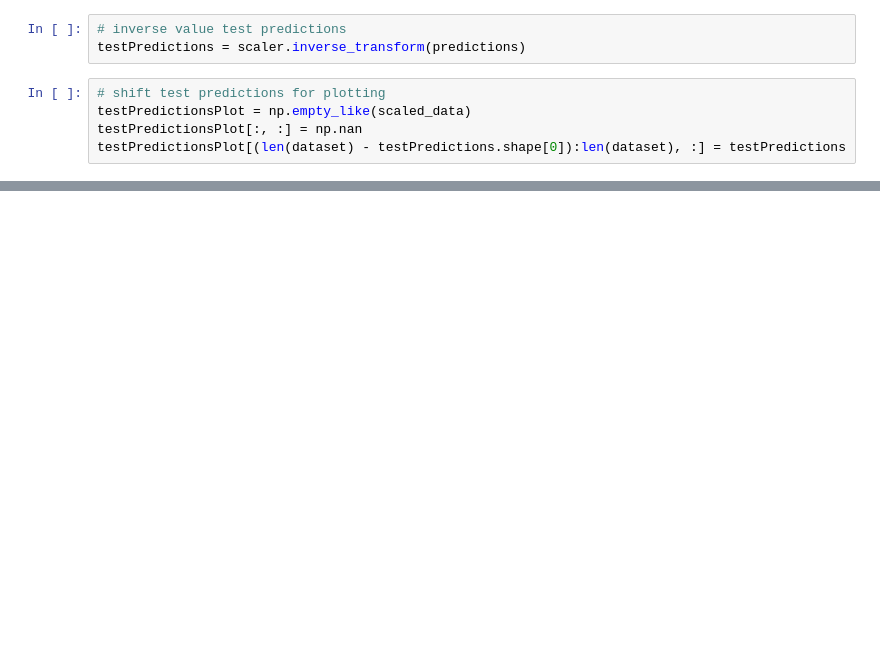
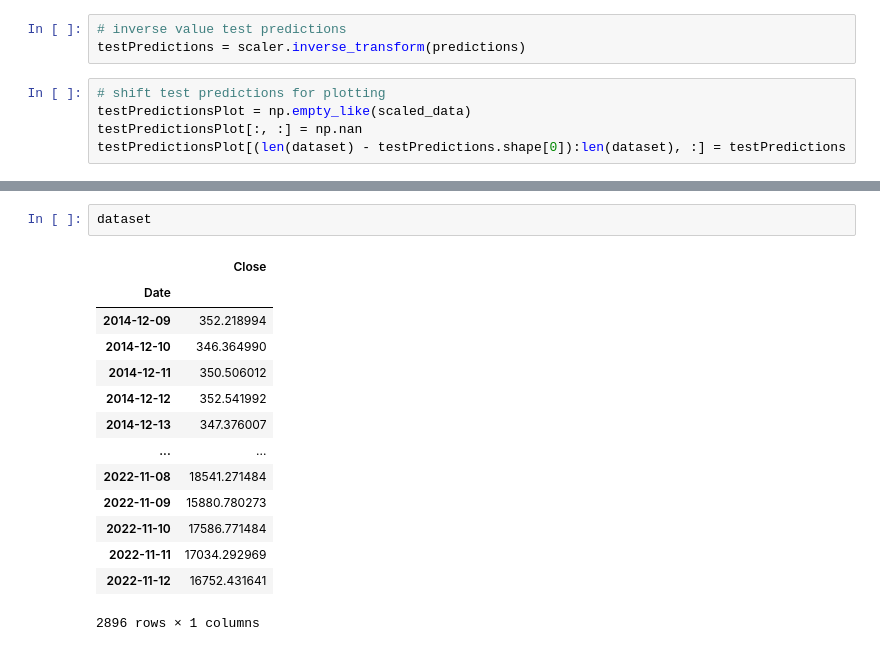
Before and after one commit to kusin/tensorflow-btc-usd-v1, a Jupyter notebook: Stacked-Bidirectional GRU-RNN.ipynb, the cells around one changed output, grey strips where cells are left out. Cells and saved outputs as stored; diff of their text form; blank space fills up the shorter version.

```diff
--- a/Stacked-Bidirectional GRU-RNN.ipynb
+++ b/Stacked-Bidirectional GRU-RNN.ipynb
@@ -432,0 +513,17 @@ plt.show()
+# %%
+dataset
+# %% [output]
+|  | Close |
+| Date |  |
+| 2014-12-09 | 352.218994 |
+| 2014-12-10 | 346.364990 |
+| 2014-12-11 | 350.506012 |
+| 2014-12-12 | 352.541992 |
+| 2014-12-13 | 347.376007 |
+| ... | ... |
+| 2022-11-08 | 18541.271484 |
+| 2022-11-09 | 15880.780273 |
+| 2022-11-10 | 17586.771484 |
+| 2022-11-11 | 17034.292969 |
+| 2022-11-12 | 16752.431641 |
+2896 rows × 1 columns
```
Also changed, not shown: parts of 17 cells of this notebook, 2 other files.
